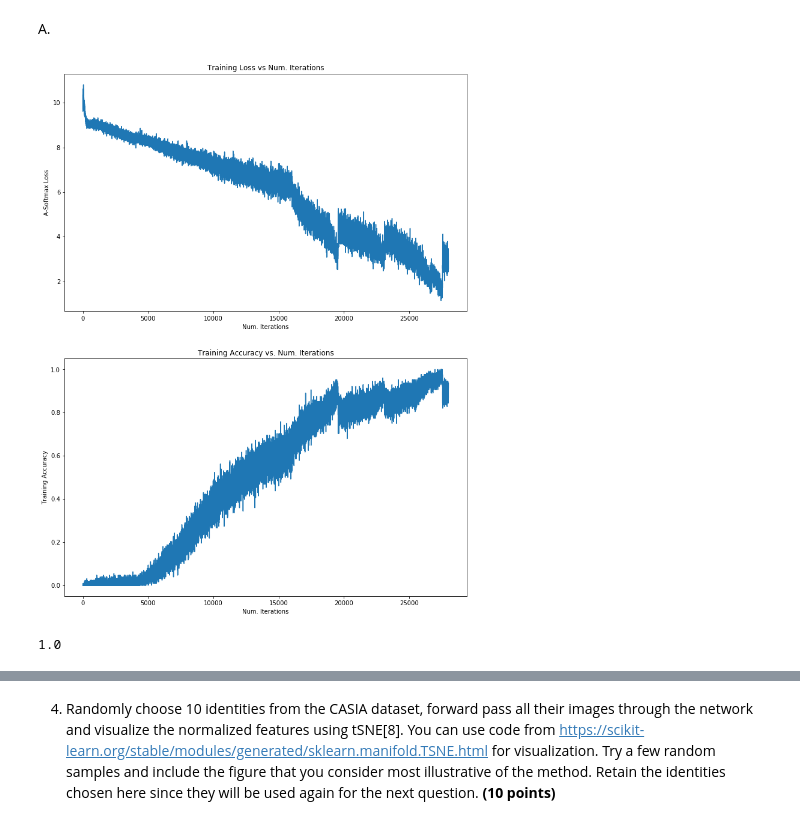
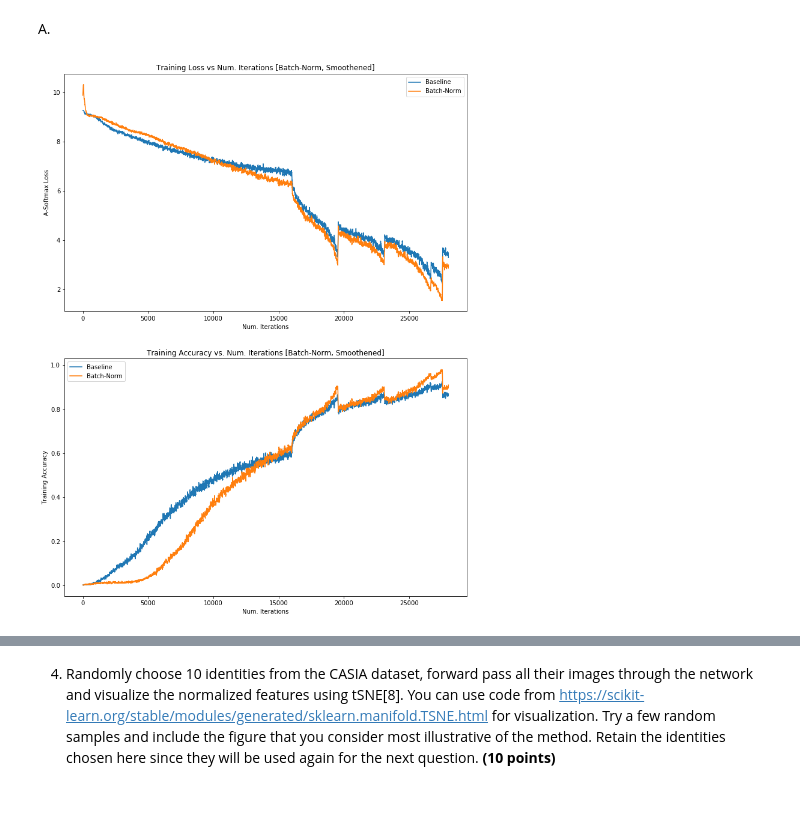
Before and after one commit to devanshuDesai/cse252d-sp21-hw2, a Jupyter notebook: hw2_questions.ipynb, the cells around one changed output, grey strips where cells are left out. Cells and saved outputs as stored; diff of their text form; code cells hidden in the pictures.

```diff
--- a/hw2_questions.ipynb
+++ b/hw2_questions.ipynb
@@ -396,21 +397,22 @@ class faceNet(nn.Module):
 # %% [markdown]
 A.
 # %%
-loss = np.load('../sphereFace/checkpoint_bn2/loss.npy')
-acc = np.load('../sphereFace/checkpoint_bn2/accuracy.npy')
+bn_loss = np.load('../sphereFace/checkpoint_bn2/loss.npy')
+bn_acc = np.load('../sphereFace/checkpoint_bn2/accuracy.npy')
 
 _, ax = plt.subplots(2,1,figsize=(12,16))
-ax[0].plot(loss)
-ax[0].set_title('Training Loss vs Num. Iterations')
+ax[0].plot(savgol_filter(loss, 51, 3), label="Baseline")
+ax[0].plot(savgol_filter(bn_loss, 51, 3), label="Batch-Norm")
+ax[0].set_title('Training Loss vs Num. Iterations [Batch-Norm, Smoothened]')
 ax[0].set_xlabel('Num. Iterations')
 ax[0].set_ylabel('A-Softmax Loss')
-ax[1].plot(acc)
-ax[1].set_title('Training Accuracy vs. Num. Iterations')
+ax[0].legend()
+
+ax[1].plot(savgol_filter(acc, 51, 3), label="Baseline")
+ax[1].plot(savgol_filter(bn_acc, 51, 3), label="Batch-Norm")
+ax[1].set_title('Training Accuracy vs. Num. Iterations [Batch-Norm, Smoothened]')
 ax[1].set_xlabel('Num. Iterations')
-ax[1].set_ylabel('Training Accuracy');
+ax[1].set_ylabel('Training Accuracy')
+ax[1].legend();
 # %% [output]
-[figure, old version]
+[figure, new version]
-# %%
-max(acc)
-# %% [output]
-1.0
```
Also changed, not shown: parts of 19 cells of this notebook.
